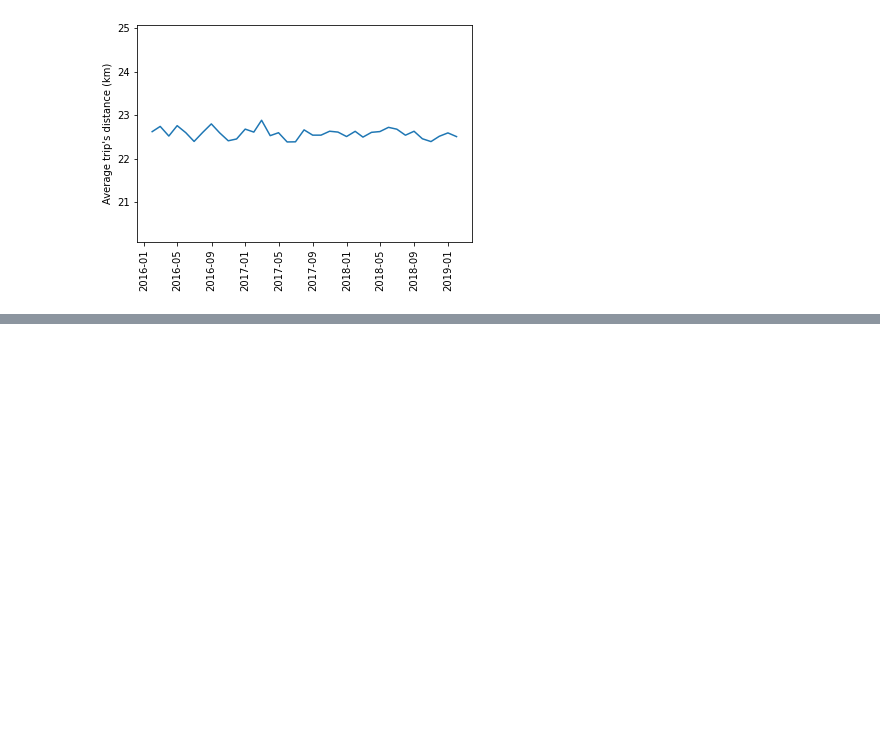
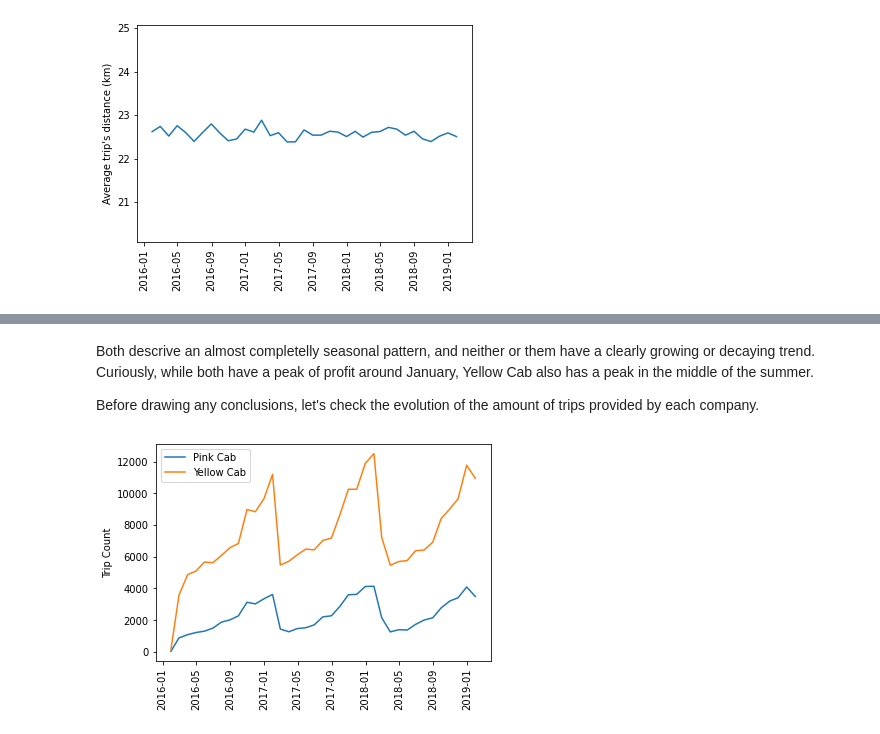
Before and after one commit to dme48/dataglacier-internship, a Jupyter notebook: Week 2/eda.ipynb, the cells around one changed output, grey strips where cells are left out. Drawn from its saved outputs; the diff is of its cells as text; code cells hidden in the pictures; blank space fills up the shorter version.

```diff
--- a/Week 2/eda.ipynb
+++ b/Week 2/eda.ipynb
@@ -328,0 +357,16 @@ The average trip's distance seems to be pretty flat overall; for further analysi
+# %% [markdown]
+Both descrive an almost completelly seasonal pattern, and neither or them have a clearly growing or decaying trend. Curiously, while both have a peak of profit around January, Yellow Cab also has a peak in the middle of the summer.
+
+Before drawing any conclusions, let's check the evolution of the amount of trips provided by each company.
+# %%
+monthly_count_pink = trips_pink["Company"].groupby(pd.Grouper(freq="M")).count()
+monthly_count_yellow = trips_yellow["Profit"].groupby(pd.Grouper(freq="M")).count()
+
+plt.plot(time, monthly_count_pink, label="Pink Cab")
+plt.plot(time, monthly_count_yellow, label="Yellow Cab")
+plt.ylabel("Trip Count")
+plt.xticks(rotation="vertical")
+plt.legend()
+plt.show()
+# %% [output]
+[figure, added]
```
Also changed, not shown: parts of 8 cells of this notebook.
